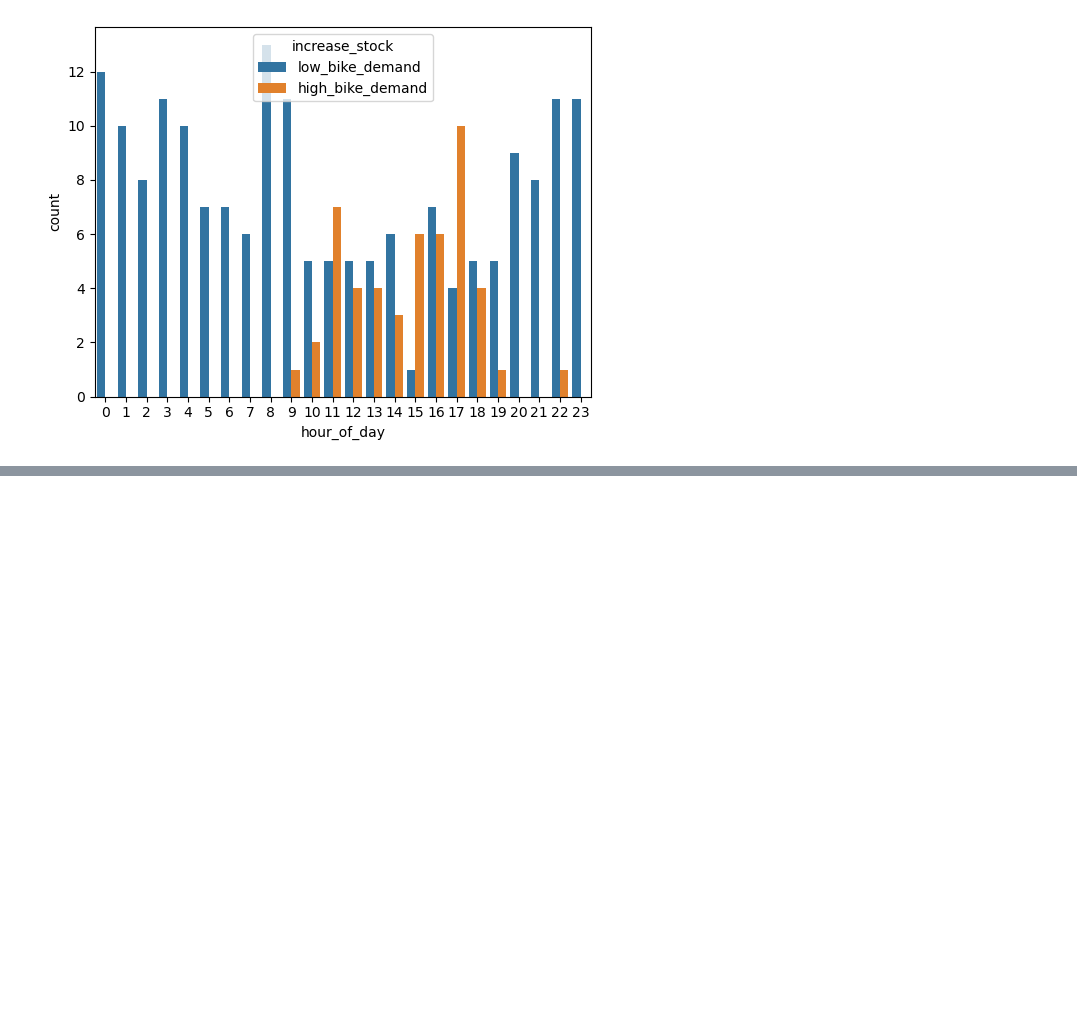
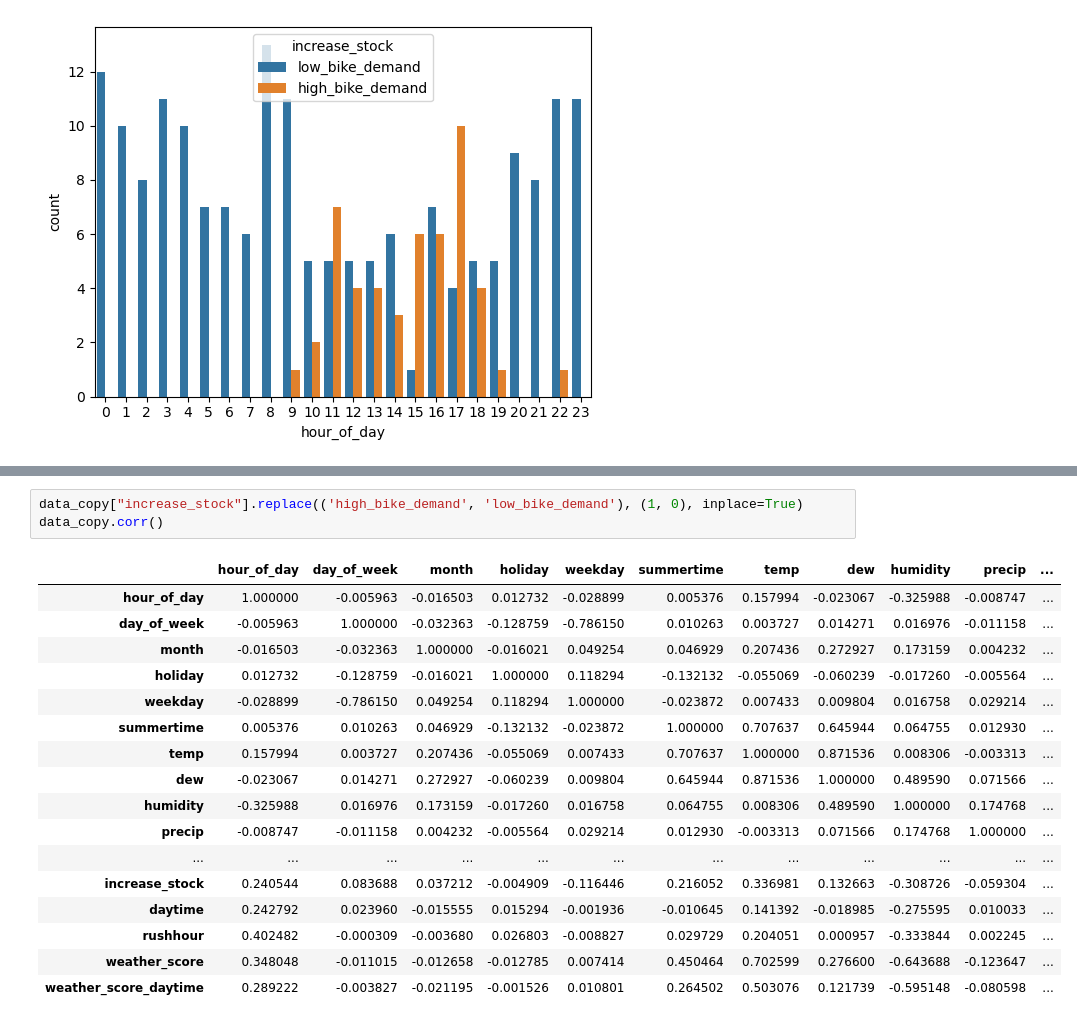
Before and after one commit to vaughankraska/BIKES_SML, a Jupyter notebook: notebooks/es_data_exporation.ipynb, the cells around one changed output, grey strips where cells are left out. Cells and saved outputs as stored; diff of their text form; blank space fills up the shorter version.

```diff
--- a/notebooks/es_data_exporation.ipynb
+++ b/notebooks/es_data_exporation.ipynb
@@ -183,0 +212,21 @@ sns.barplot(data = df_hourday[df_hourday["day_of_week"] ==6], x="hour_of_day",y=
+# %%
+data_copy["increase_stock"].replace(('high_bike_demand', 'low_bike_demand'), (1, 0), inplace=True)
+data_copy.corr()
+# %% [output]
+|  | hour_of_day | day_of_week | month | holiday | weekday | summertime | temp | dew | humidity | precip | ... |
+| hour_of_day | 1.000000 | -0.005963 | -0.016503 | 0.012732 | -0.028899 | 0.005376 | 0.157994 | -0.023067 | -0.325988 | -0.008747 | ... |
+| day_of_week | -0.005963 | 1.000000 | -0.032363 | -0.128759 | -0.786150 | 0.010263 | 0.003727 | 0.014271 | 0.016976 | -0.011158 | ... |
+| month | -0.016503 | -0.032363 | 1.000000 | -0.016021 | 0.049254 | 0.046929 | 0.207436 | 0.272927 | 0.173159 | 0.004232 | ... |
+| holiday | 0.012732 | -0.128759 | -0.016021 | 1.000000 | 0.118294 | -0.132132 | -0.055069 | -0.060239 | -0.017260 | -0.005564 | ... |
+| weekday | -0.028899 | -0.786150 | 0.049254 | 0.118294 | 1.000000 | -0.023872 | 0.007433 | 0.009804 | 0.016758 | 0.029214 | ... |
+| summertime | 0.005376 | 0.010263 | 0.046929 | -0.132132 | -0.023872 | 1.000000 | 0.707637 | 0.645944 | 0.064755 | 0.012930 | ... |
+| temp | 0.157994 | 0.003727 | 0.207436 | -0.055069 | 0.007433 | 0.707637 | 1.000000 | 0.871536 | 0.008306 | -0.003313 | ... |
+| dew | -0.023067 | 0.014271 | 0.272927 | -0.060239 | 0.009804 | 0.645944 | 0.871536 | 1.000000 | 0.489590 | 0.071566 | ... |
+| humidity | -0.325988 | 0.016976 | 0.173159 | -0.017260 | 0.016758 | 0.064755 | 0.008306 | 0.489590 | 1.000000 | 0.174768 | ... |
+| precip | -0.008747 | -0.011158 | 0.004232 | -0.005564 | 0.029214 | 0.012930 | -0.003313 | 0.071566 | 0.174768 | 1.000000 | ... |
+| ... | ... | ... | ... | ... | ... | ... | ... | ... | ... | ... | ... |
+| increase_stock | 0.240544 | 0.083688 | 0.037212 | -0.004909 | -0.116446 | 0.216052 | 0.336981 | 0.132663 | -0.308726 | -0.059304 | ... |
+| daytime | 0.242792 | 0.023960 | -0.015555 | 0.015294 | -0.001936 | -0.010645 | 0.141392 | -0.018985 | -0.275595 | 0.010033 | ... |
+| rushhour | 0.402482 | -0.000309 | -0.003680 | 0.026803 | -0.008827 | 0.029729 | 0.204051 | 0.000957 | -0.333844 | 0.002245 | ... |
+| weather_score | 0.348048 | -0.011015 | -0.012658 | -0.012785 | 0.007414 | 0.450464 | 0.702599 | 0.276600 | -0.643688 | -0.123647 | ... |
+| weather_score_daytime | 0.289222 | -0.003827 | -0.021195 | -0.001526 | 0.010801 | 0.264502 | 0.503076 | 0.121739 | -0.595148 | -0.080598 | ... |
```
Also changed, not shown: parts of 10 cells of this notebook.
